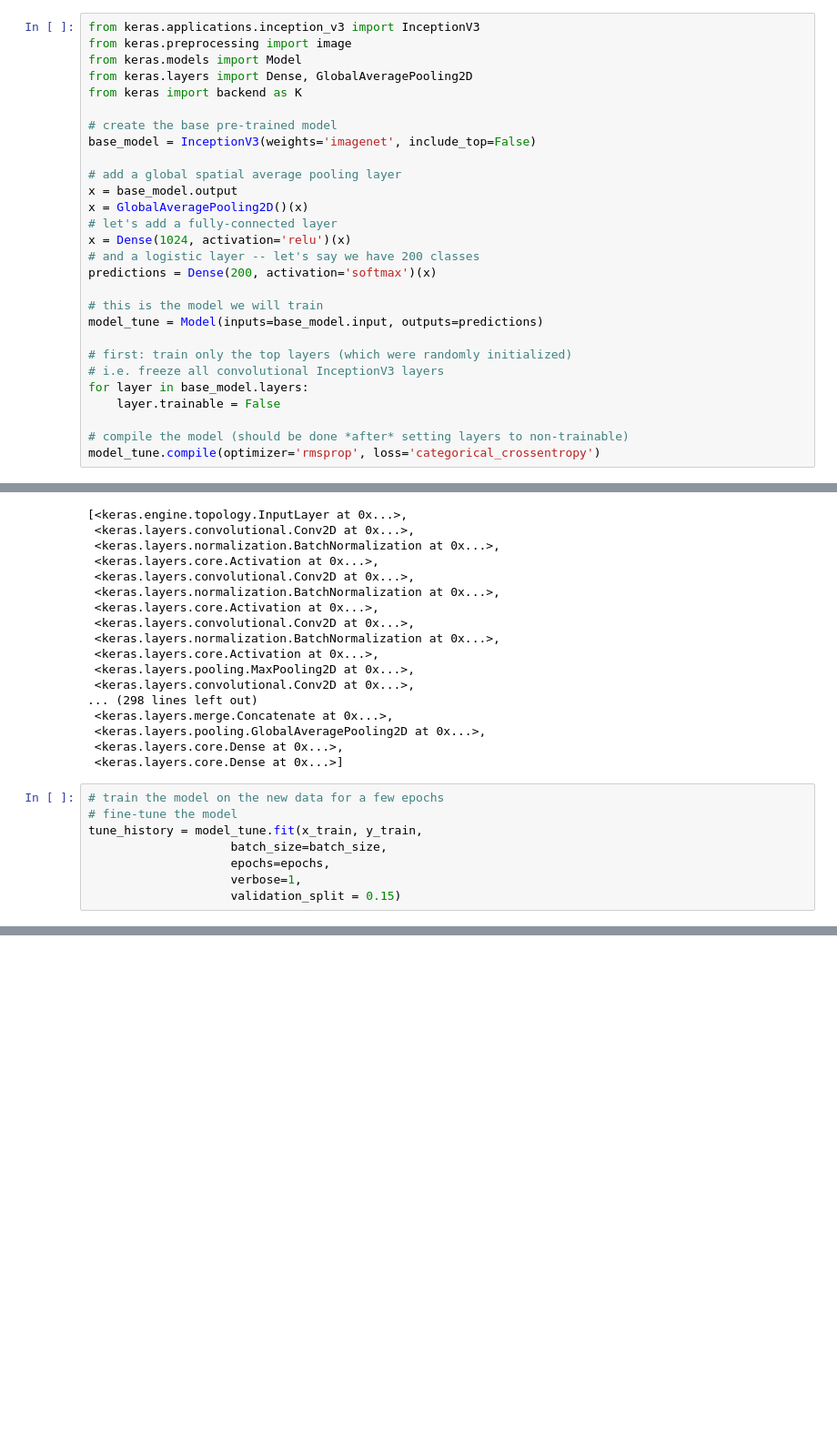
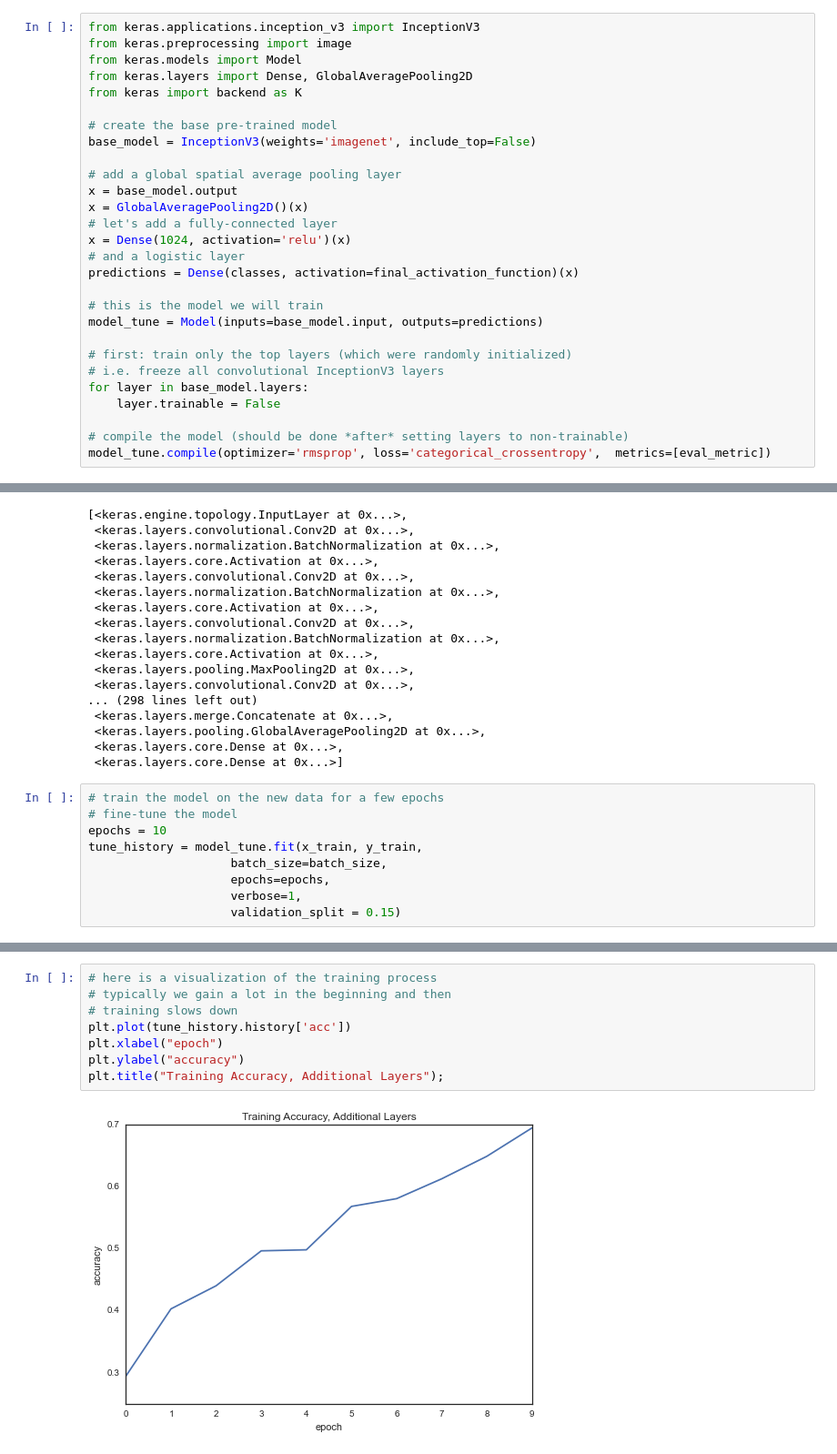
Before and after one commit to TedHeuer/CS109bFinalProject, a Jupyter notebook: Milestone4.ipynb, the cells around one changed output, grey strips where cells are left out. Shown: that part at 91% size. Cells and saved outputs as stored; diff of their text form; blank space fills up the shorter version.

```diff
--- a/Milestone4.ipynb
+++ b/Milestone4.ipynb
@@ -427,8 +427,8 @@ x = base_model.output
 x = GlobalAveragePooling2D()(x)
 # let's add a fully-connected layer
 x = Dense(1024, activation='relu')(x)
-# and a logistic layer -- let's say we have 200 classes
-predictions = Dense(200, activation='softmax')(x)
+# and a logistic layer
+predictions = Dense(classes, activation=final_activation_function)(x)
 
 # this is the model we will train
 model_tune = Model(inputs=base_model.input, outputs=predictions)
@@ -439,7 +439,7 @@ for layer in base_model.layers:
     layer.trainable = False
 
 # compile the model (should be done *after* setting layers to non-trainable)
-model_tune.compile(optimizer='rmsprop', loss='categorical_crossentropy')
+model_tune.compile(optimizer='rmsprop', loss='categorical_crossentropy',  metrics=[eval_metric])
 # %%
 model_tune.layers
 # %% [output]
@@ -463,6 +463,7 @@ model_tune.layers
 # %%
 # train the model on the new data for a few epochs
 # fine-tune the model
+epochs = 10
 tune_history = model_tune.fit(x_train, y_train,
                     batch_size=batch_size,
                     epochs=epochs,
@@ -497,0 +499,10 @@ model.fit_generator(...)
+# %%
+# here is a visualization of the training process
+# typically we gain a lot in the beginning and then
+# training slows down
+plt.plot(tune_history.history['acc'])
+plt.xlabel("epoch")
+plt.ylabel("accuracy")
+plt.title("Training Accuracy, Additional Layers");
+# %% [output]
+[figure, added]
```
Also changed, not shown: parts of 7 cells of this notebook.
